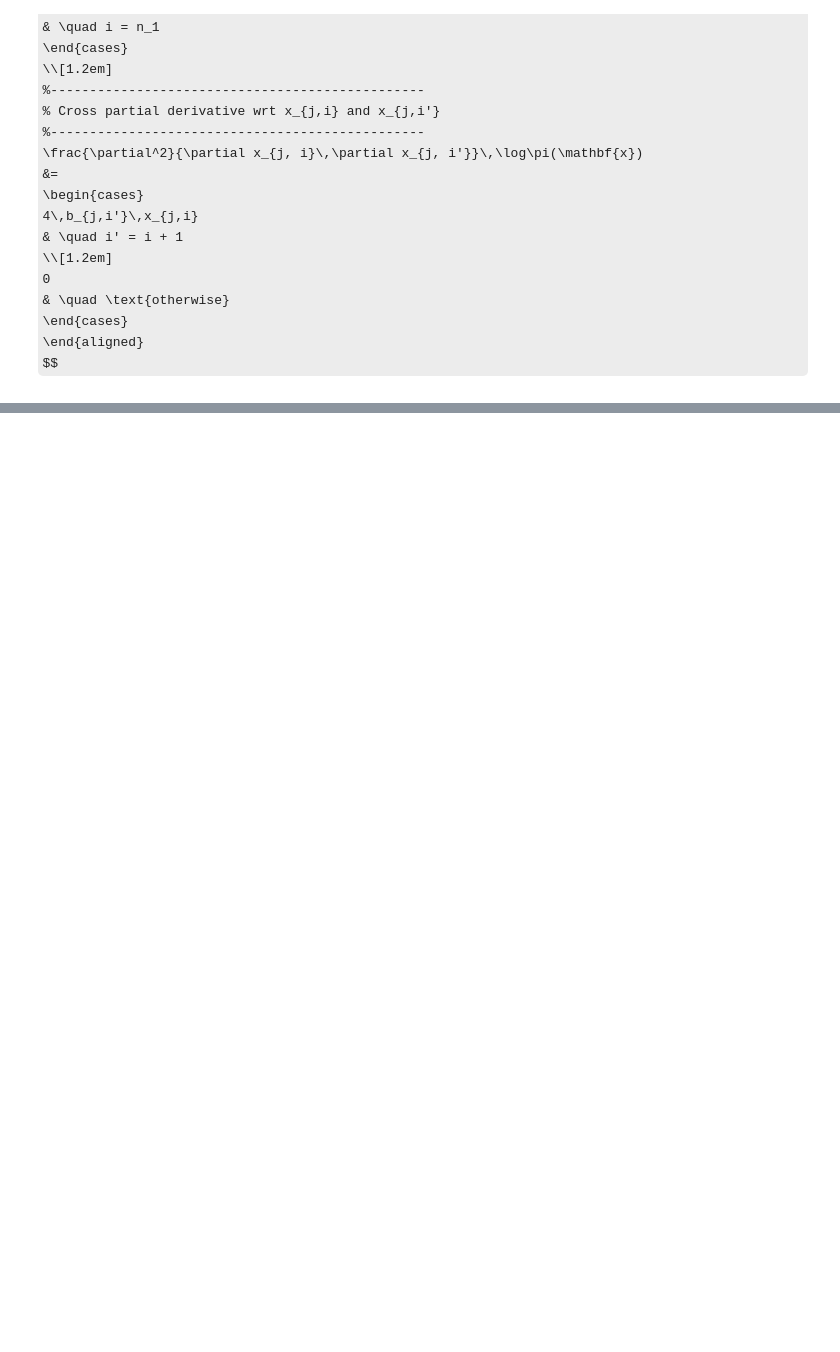
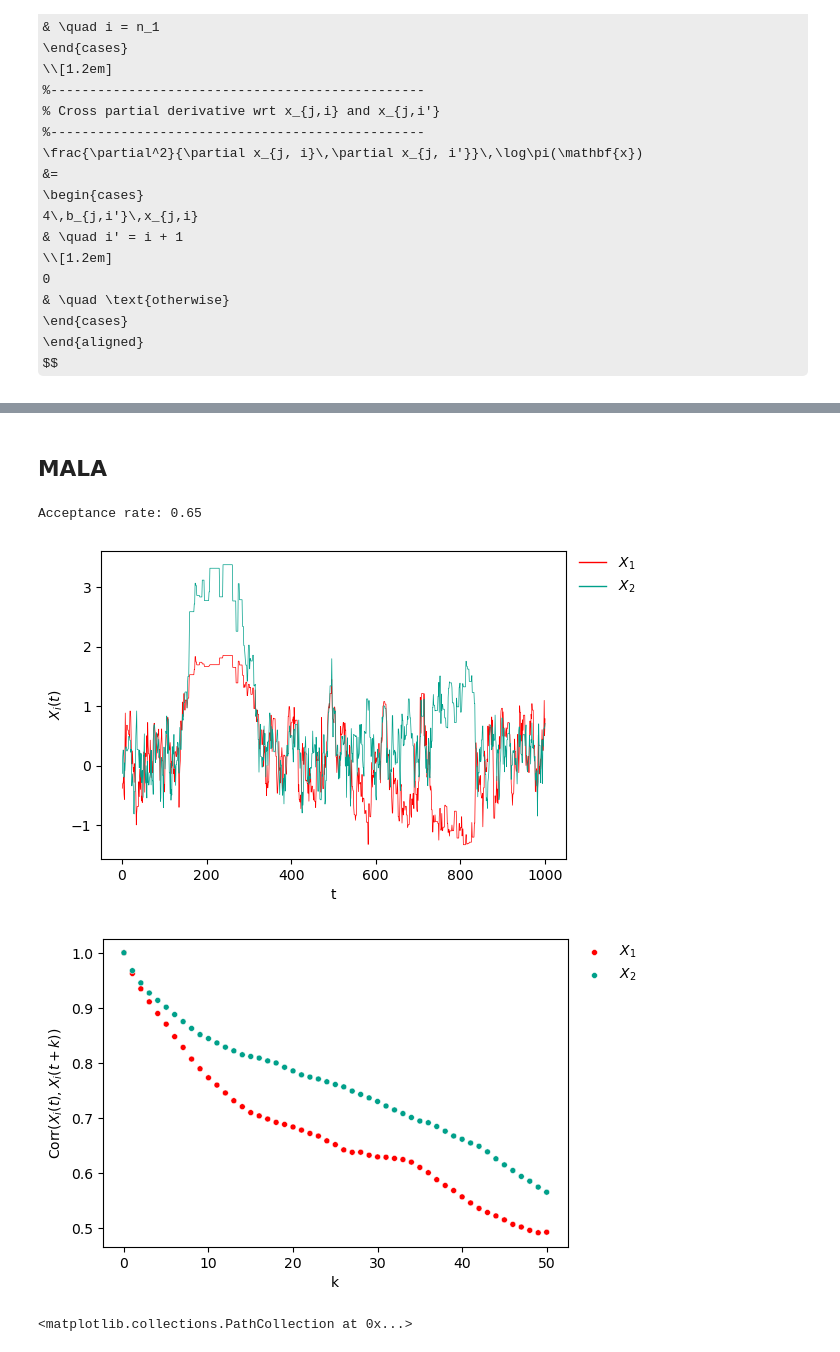
Before and after one commit to bartolomeou/FYP, a Jupyter notebook: rosenbrock.ipynb, the cells around one changed output, grey strips where cells are left out. Cells and saved outputs as stored; diff of their text form; code cells hidden in the pictures; some formulas as TeX source; blank space fills up the shorter version.

```diff
--- a/rosenbrock.ipynb
+++ b/rosenbrock.ipynb
@@ -188,0 +263,2 @@ def hessian_logpi_rosenbrock(x, n1, n2, mu=1, a=0.05, b=5):
+# %% [markdown]
+## MALA
@@ -188,0 +314,20 @@ def hessian_logpi_rosenbrock(x, n1, n2, mu=1, a=0.05, b=5):
+# %%
+X_mala, accept_rate = MALA(
+    logpi=logpi_rosenbrock,
+    partial_logpi=partial_logpi_rosenbrock,
+    n_iter=1000,
+    x_init=[0, 0],
+    step_size=0.3,
+    n1=2,
+    n2=1
+)
+
+print(f'Acceptance rate: {accept_rate}')
+traceplot(X_mala)
+acfplot(X_mala)
+plt.scatter(X_mala[0, :], X_mala[1, :], s=10)
+# %% [output]
+Acceptance rate: 0.65
+[figure, added]
+[figure, added]
+<matplotlib.collections.PathCollection at 0x...>
```
Also changed, not shown: parts of 15 cells of this notebook, 1 other file.
